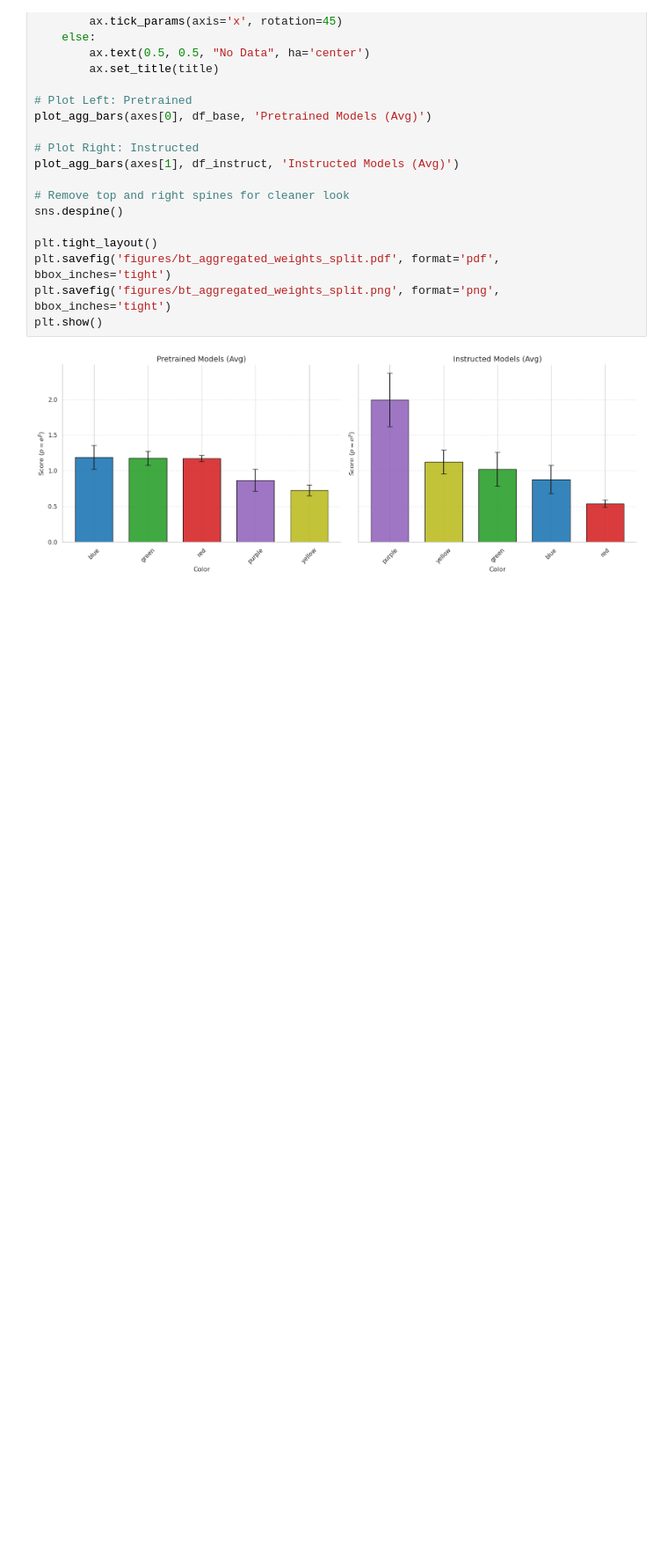
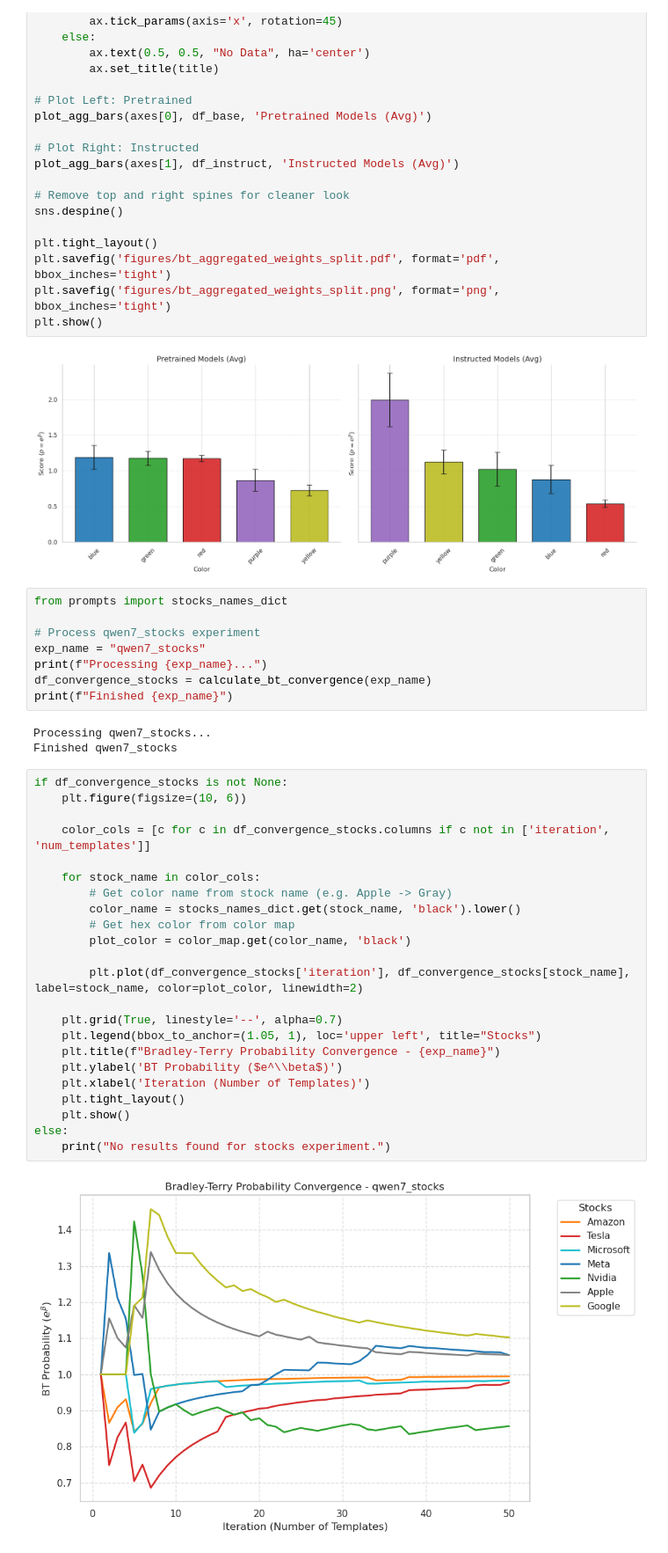
Before and after one commit to lotanamit5/WhatDoLLMsWant, a Jupyter notebook: analysis_bt_convergence.ipynb, the cells around one changed output. Shown at 88% size. Saved outputs shown, nothing was run; the diff lists cells and outputs as text; blank space fills up the shorter version.

Commit message:
Added stocks experiments

```diff
--- a/analysis_bt_convergence.ipynb
+++ b/analysis_bt_convergence.ipynb
@@ -575,3 +481,39 @@ plt.savefig('figures/bt_aggregated_weights_split.png', format='png', bbox_inches
 plt.show()
 # %% [output]
 [figure]
+# %%
+from prompts import stocks_names_dict
+
+# Process qwen7_stocks experiment
+exp_name = "qwen7_stocks"
+print(f"Processing {exp_name}...")
+df_convergence_stocks = calculate_bt_convergence(exp_name)
+print(f"Finished {exp_name}")
+# %% [output]
+Processing qwen7_stocks...
+Finished qwen7_stocks
+# %%
+if df_convergence_stocks is not None:
+    plt.figure(figsize=(10, 6))
+
+    color_cols = [c for c in df_convergence_stocks.columns if c not in ['iteration', 'num_templates']]
+
+    for stock_name in color_cols:
+        # Get color name from stock name (e.g. Apple -> Gray)
+        color_name = stocks_names_dict.get(stock_name, 'black').lower()
+        # Get hex color from color map
+        plot_color = color_map.get(color_name, 'black')
+
+        plt.plot(df_convergence_stocks['iteration'], df_convergence_stocks[stock_name], label=stock_name, color=plot_color, linewidth=2)
+
+    plt.grid(True, linestyle='--', alpha=0.7)
+    plt.legend(bbox_to_anchor=(1.05, 1), loc='upper left', title="Stocks")
+    plt.title(f"Bradley-Terry Probability Convergence - {exp_name}")
+    plt.ylabel('BT Probability ($e^\\beta$)')
+    plt.xlabel('Iteration (Number of Templates)')
+    plt.tight_layout()
+    plt.show()
+else:
+    print("No results found for stocks experiment.")
+# %% [output]
+[figure, added]
```
Also changed, not shown: parts of 4 cells of this notebook, 10 other files.
